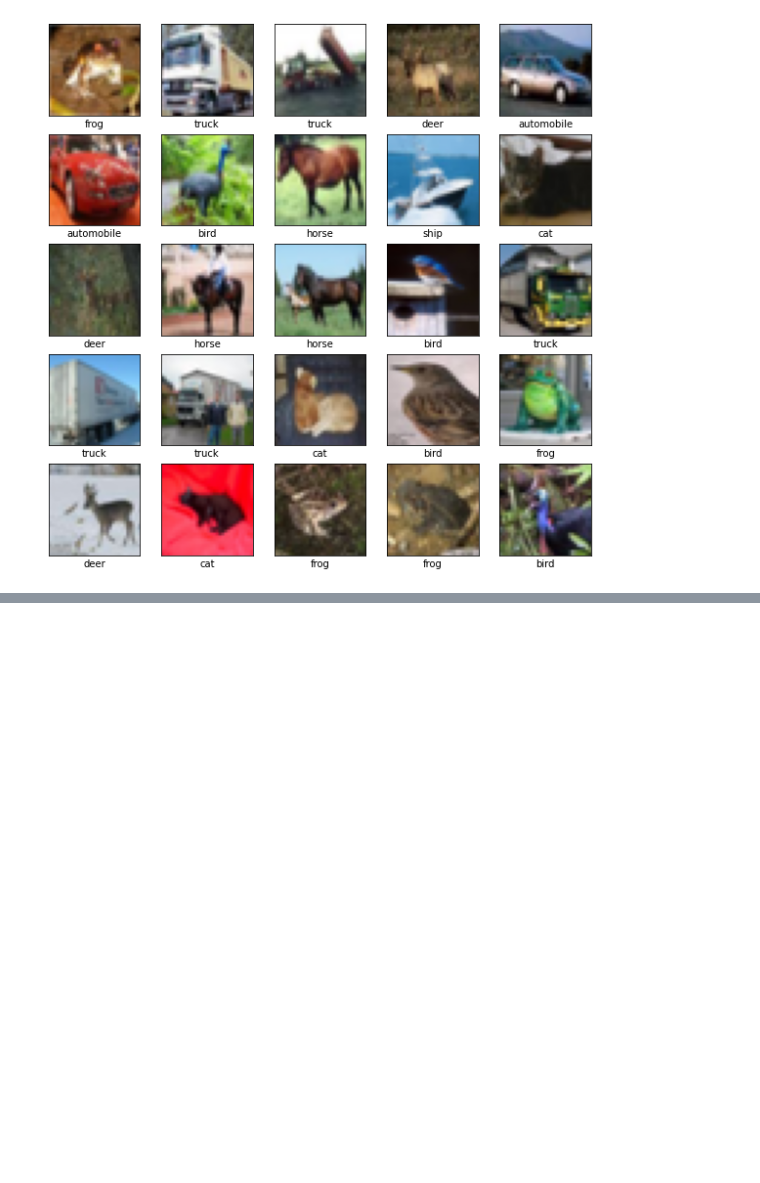
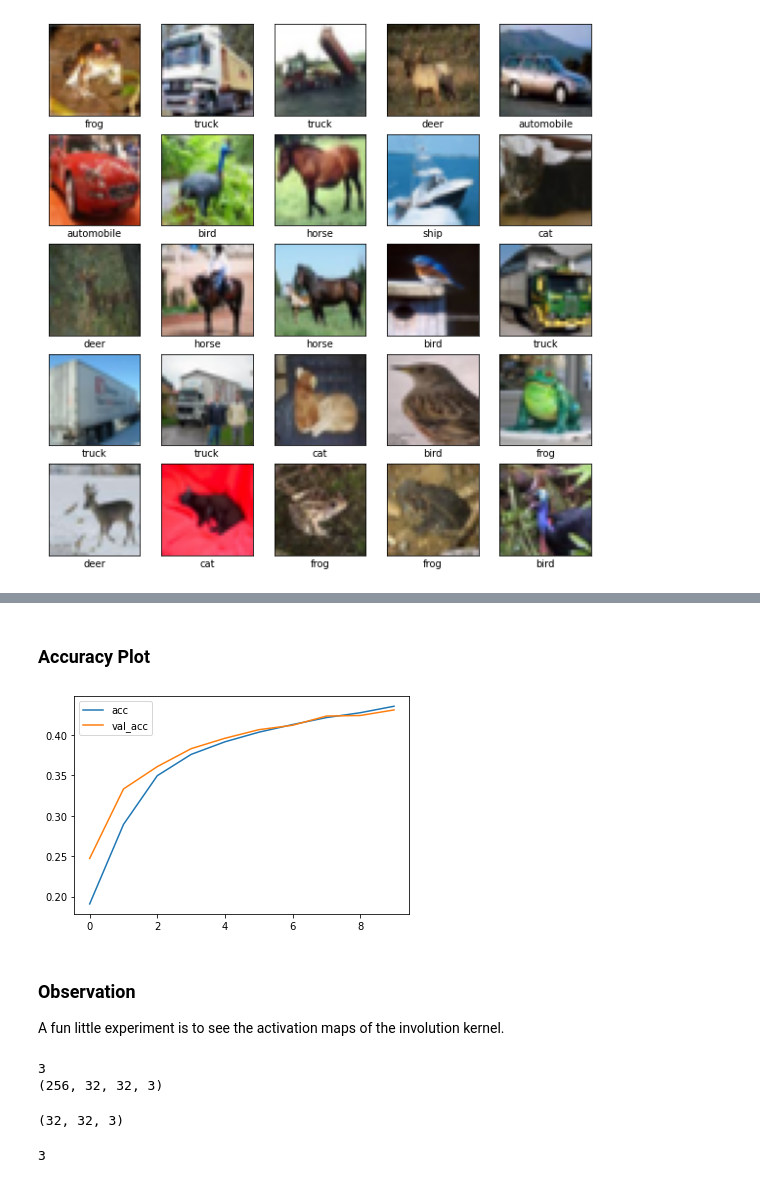
Before and after one commit to ariG23498/involution-tf, a Jupyter notebook: Involution.ipynb, the cells around one changed output, grey strips where cells are left out. Drawn from its saved outputs; the diff is of its cells as text; code cells hidden in the pictures; blank space fills up the shorter version.

```diff
--- a/Involution.ipynb
+++ b/Involution.ipynb
@@ -249,0 +319,13 @@ Epoch 10/10
+# %% [markdown]
+### Accuracy Plot
+# %%
+plt.plot(inv_history.history["accuracy"], label="acc")
+plt.plot(inv_history.history["val_accuracy"], label="val_acc")
+plt.legend()
+plt.show()
+# %% [output]
+[figure, added]
+# %% [markdown]
+### Observation
+
+A fun little experiment is to see the activation maps of the involution kernel.
@@ -249,0 +337,18 @@ Epoch 10/10
+# %%
+for im,_ in test_ds.take(1):
+    images = vis_model(im)
+    for index, name in layer_names:
+        print(len(images))
+        print(images[0].shape)
+        for i in range(10):
+# %% [output]
+3
+(256, 32, 32, 3)
+# %%
+test_images[0].shape
+# %% [output]
+(32, 32, 3)
+# %%
+len(vis_model.predict(tf.expand_dims(test_images[0],0)))
+# %% [output]
+3
```
Also changed, not shown: parts of 28 cells of this notebook.
